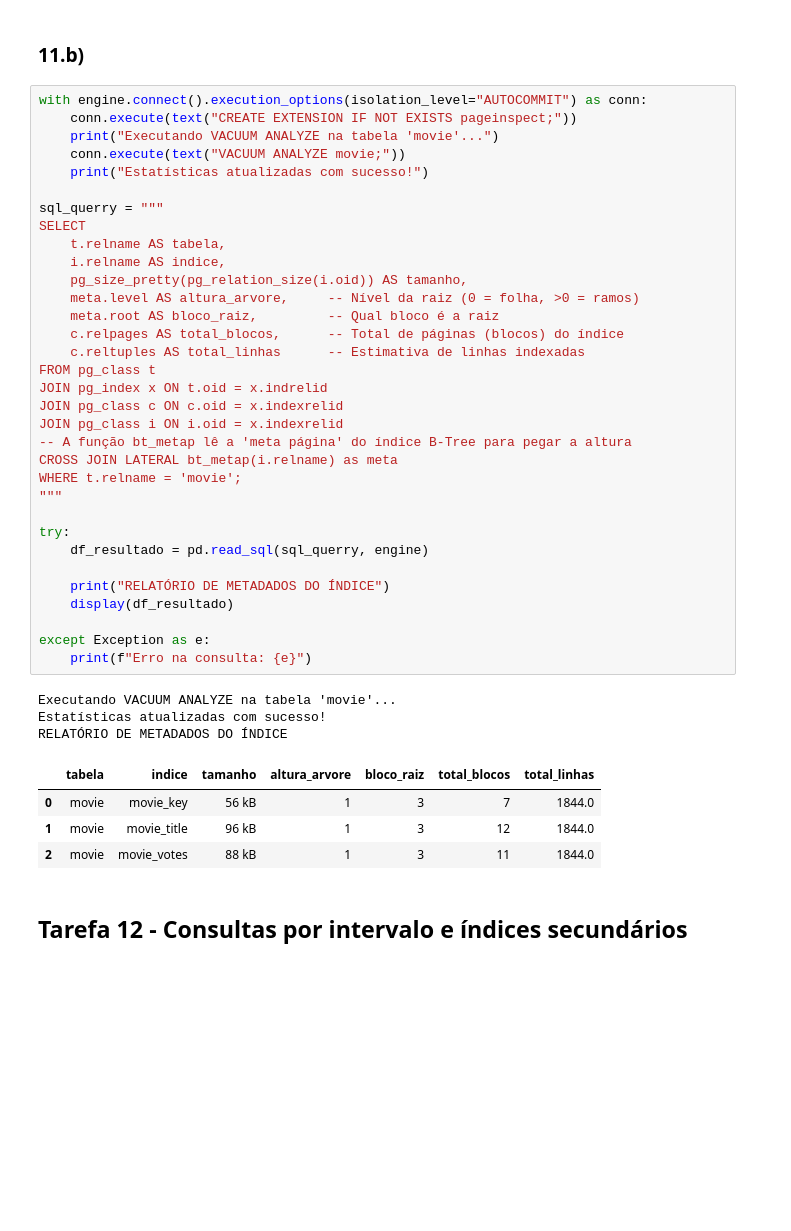
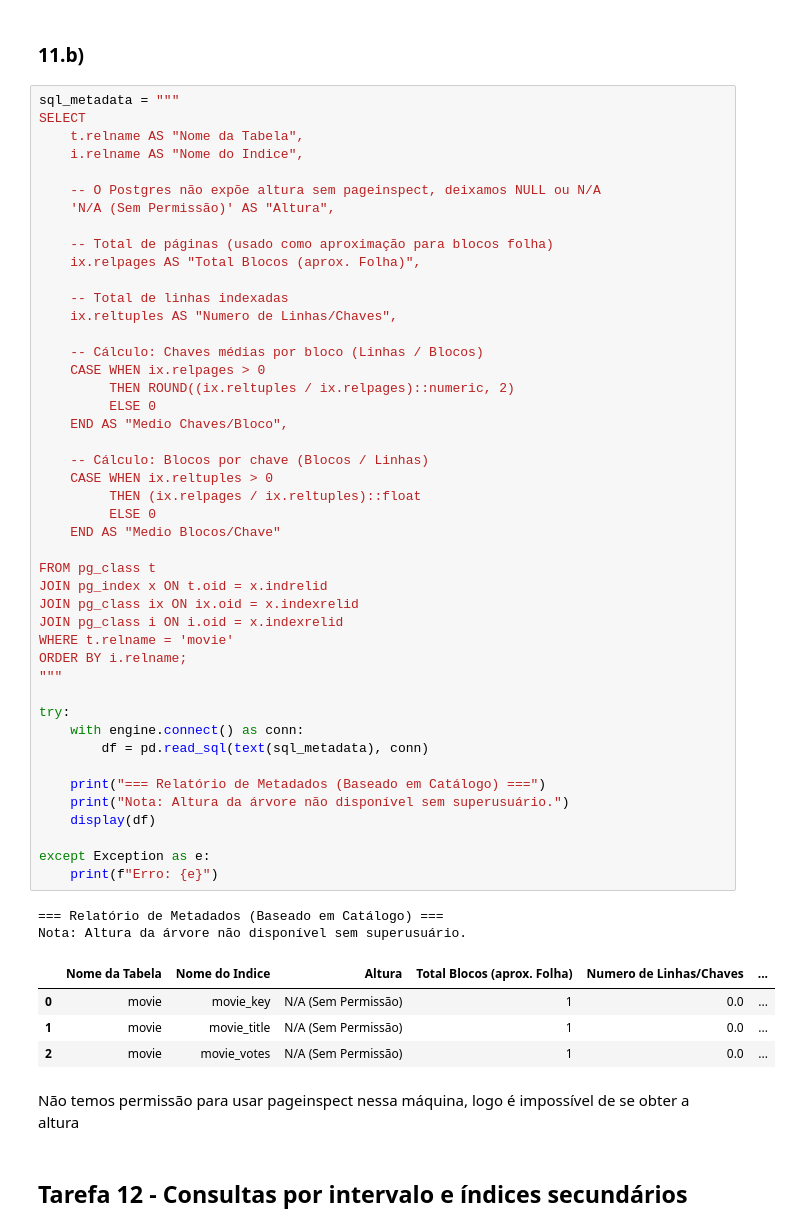
Before and after one commit to L-200/Banco_de_Dados_tp3, a Jupyter notebook: Notebook_tp3.ipynb, the cells around one changed output. Cells and saved outputs as stored; diff of their text form; blank space fills up the shorter version.

Commit message:
correcao de bugs e ajuste para o DB que será usado na avaliação

```diff
--- a/Notebook_tp3.ipynb
+++ b/Notebook_tp3.ipynb
@@ -1037,46 +1079,59 @@ Sucesso: Tabela 'movie' recriada e dados inseridos!
 # %% [markdown]
 ### 11.b)
 # %%
-with engine.connect().execution_options(isolation_level="AUTOCOMMIT") as conn:
-    conn.execute(text("CREATE EXTENSION IF NOT EXISTS pageinspect;"))
-    print("Executando VACUUM ANALYZE na tabela 'movie'...")
-    conn.execute(text("VACUUM ANALYZE movie;"))
-    print("Estatísticas atualizadas com sucesso!")
+sql_metadata = """
+SELECT
+    t.relname AS "Nome da Tabela",
+    i.relname AS "Nome do Indice",
 
-sql_querry = """
-SELECT
-    t.relname AS tabela,
-    i.relname AS indice,
-    pg_size_pretty(pg_relation_size(i.oid)) AS tamanho,
-    meta.level AS altura_arvore,     -- Nível da raiz (0 = folha, >0 = ramos)
-    meta.root AS bloco_raiz,         -- Qual bloco é a raiz
-    c.relpages AS total_blocos,      -- Total de páginas (blocos) do índice
-    c.reltuples AS total_linhas      -- Estimativa de linhas indexadas
+    -- O Postgres não expõe altura sem pageinspect, deixamos NULL ou N/A
+    'N/A (Sem Permissão)' AS "Altura",
+
+    -- Total de páginas (usado como aproximação para blocos folha)
+    ix.relpages AS "Total Blocos (aprox. Folha)",
+
+    -- Total de linhas indexadas
+    ix.reltuples AS "Numero de Linhas/Chaves",
+
+    -- Cálculo: Chaves médias por bloco (Linhas / Blocos)
+    CASE WHEN ix.relpages > 0
+         THEN ROUND((ix.reltuples / ix.relpages)::numeric, 2)
+         ELSE 0
+    END AS "Medio Chaves/Bloco",
+
+    -- Cálculo: Blocos por chave (Blocos / Linhas)
+    CASE WHEN ix.reltuples > 0
+         THEN (ix.relpages / ix.reltuples)::float
+         ELSE 0
+    END AS "Medio Blocos/Chave"
+
 FROM pg_class t
 JOIN pg_index x ON t.oid = x.indrelid
-JOIN pg_class c ON c.oid = x.indexrelid
+JOIN pg_class ix ON ix.oid = x.indexrelid
 JOIN pg_class i ON i.oid = x.indexrelid
--- A função bt_metap lê a 'meta página' do índice B-Tree para pegar a altura
-CROSS JOIN LATERAL bt_metap(i.relname) as meta
-WHERE t.relname = 'movie';
+WHERE t.relname = 'movie'
+ORDER BY i.relname;
 """
 
 try:
-    df_resultado = pd.read_sql(sql_querry, engine)
+    with engine.connect() as conn:
+        df = pd.read_sql(text(sql_metadata), conn)
 
-    print("RELATÓRIO DE METADADOS DO ÍNDICE")
-    display(df_resultado)
+    print("=== Relatório de Metadados (Baseado em Catálogo) ===")
+    print("Nota: Altura da árvore não disponível sem superusuário.")
+    display(df)
 
 except Exception as e:
-    print(f"Erro na consulta: {e}")
+    print(f"Erro: {e}")
 # %% [output]
-Executando VACUUM ANALYZE na tabela 'movie'...
-Estatísticas atualizadas com sucesso!
-RELATÓRIO DE METADADOS DO ÍNDICE
+=== Relatório de Metadados (Baseado em Catálogo) ===
+Nota: Altura da árvore não disponível sem superusuário.
-|  | tabela | indice | tamanho | altura_arvore | bloco_raiz | total_blocos | total_linhas |
-| 0 | movie | movie_key | 56 kB | 1 | 3 | 7 | 1844.0 |
-| 1 | movie | movie_title | 96 kB | 1 | 3 | 12 | 1844.0 |
-| 2 | movie | movie_votes | 88 kB | 1 | 3 | 11 | 1844.0 |
+|  | Nome da Tabela | Nome do Indice | Altura | Total Blocos (aprox. Folha) | Numero de Linhas/Chaves | ... |
+| 0 | movie | movie_key | N/A (Sem Permissão) | 1 | 0.0 | ... |
+| 1 | movie | movie_title | N/A (Sem Permissão) | 1 | 0.0 | ... |
+| 2 | movie | movie_votes | N/A (Sem Permissão) | 1 | 0.0 | ... |
+# %% [markdown]
+Não temos permissão para usar pageinspect nessa máquina, logo é impossível de se obter a altura
 # %% [markdown]
 ## Tarefa 12 - Consultas por intervalo e índices secundários
 # %%
```
Also changed, not shown: parts of 34 cells of this notebook.
